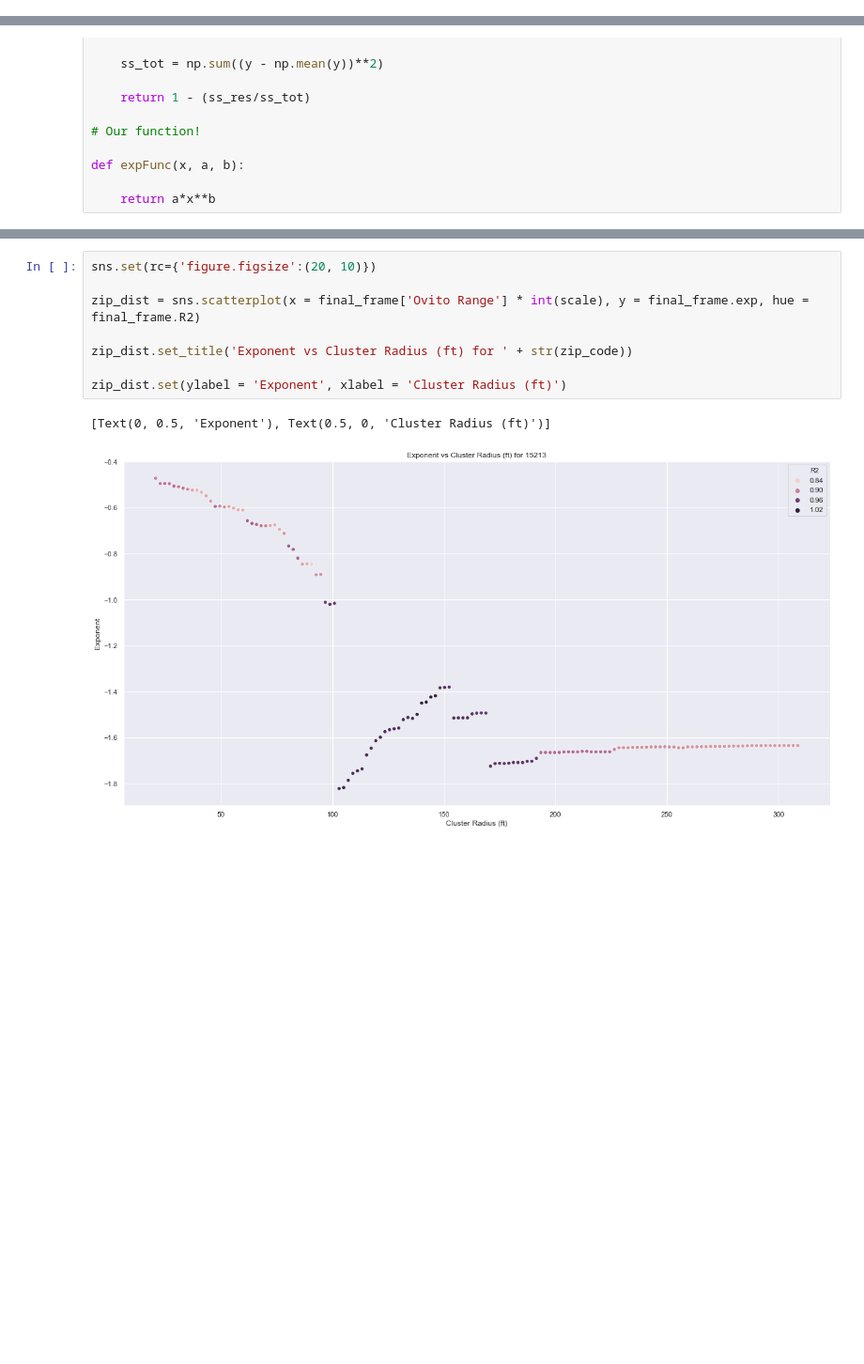
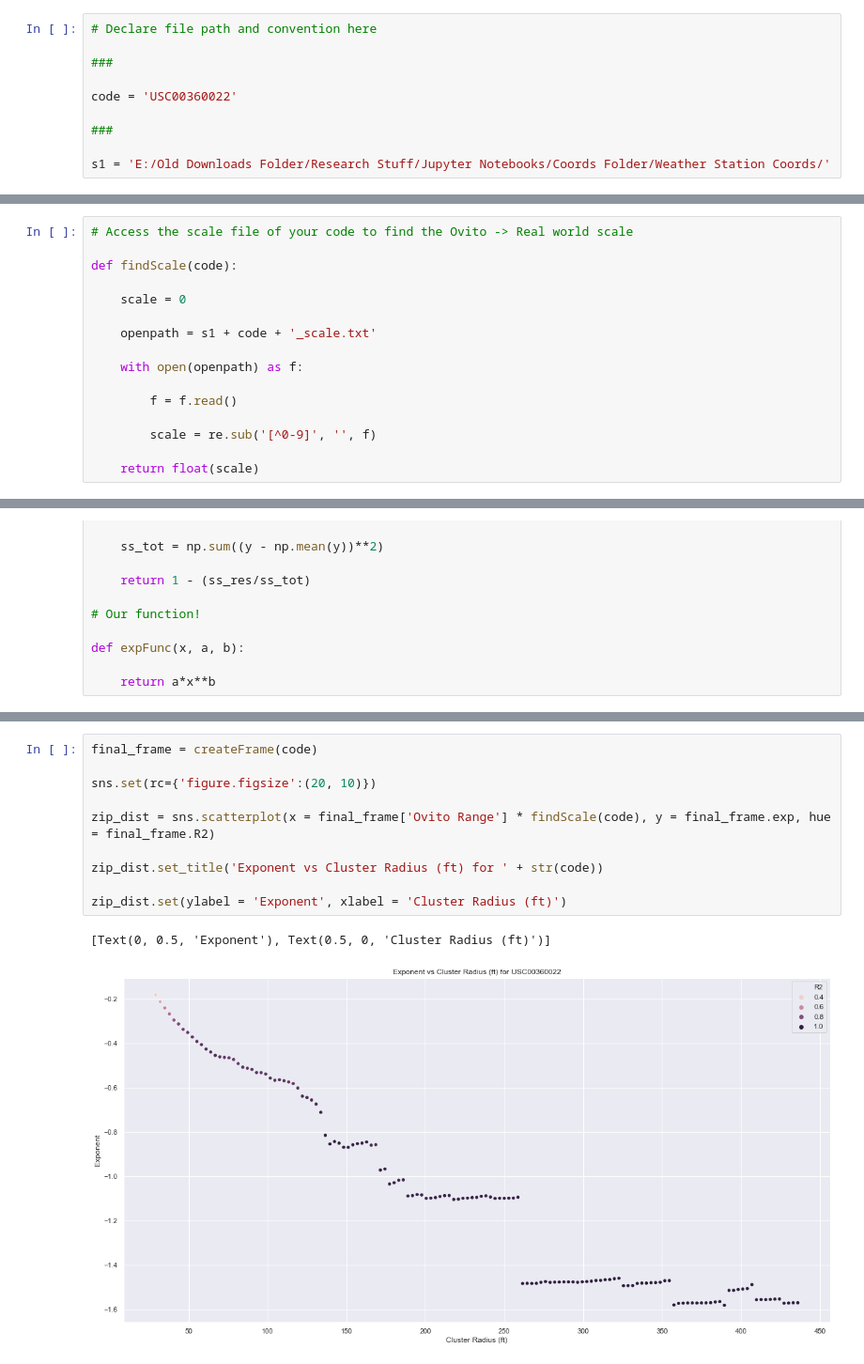
Before and after one commit to rrusali/2020-Summer-Research, a Jupyter notebook: Zipf's Law Exponent.ipynb, the cells around one changed output, grey strips where cells are left out. Shown: that part at 94% size. Cells and saved outputs as stored; diff of their text form; blank space fills up the shorter version.

```diff
--- a/Zipf's Law Exponent.ipynb
+++ b/Zipf's Law Exponent.ipynb
@@ -6,3 +6,13 @@ import matplotlib.pyplot as plt
 import seaborn as sns
 import os
 import re
+# %%
+# Declare file path and convention here
+
+###
+
+code = 'USC00360022'
+
+###
+
+s1 = 'E:/Old Downloads Folder/Research Stuff/Jupyter Notebooks/Coords Folder/Weather Station Coords/'
@@ -8,0 +59,16 @@ import re
+# %%
+# Access the scale file of your code to find the Ovito -> Real world scale
+
+def findScale(code):
+
+    scale = 0
+
+    openpath = s1 + code + '_scale.txt'
+
+    with open(openpath) as f:
+
+        f = f.read()
+
+        scale = re.sub('[^0-9]', '', f)
+
+    return float(scale)
@@ -140,11 +138,13 @@ final_frame
 # %%
+final_frame = createFrame(code)
+
 sns.set(rc={'figure.figsize':(20, 10)})
 
-zip_dist = sns.scatterplot(x = final_frame['Ovito Range'] * int(scale), y = final_frame.exp, hue = final_frame.R2)
+zip_dist = sns.scatterplot(x = final_frame['Ovito Range'] * findScale(code), y = final_frame.exp, hue = final_frame.R2)
 
-zip_dist.set_title('Exponent vs Cluster Radius (ft) for ' + str(zip_code))
+zip_dist.set_title('Exponent vs Cluster Radius (ft) for ' + str(code))
 
 zip_dist.set(ylabel = 'Exponent', xlabel = 'Cluster Radius (ft)')
 # %% [output]
 [Text(0, 0.5, 'Exponent'), Text(0.5, 0, 'Cluster Radius (ft)')]
-[figure, old version]
+[figure, new version]
```
Also changed, not shown: parts of 6 cells of this notebook, 14 other files.
